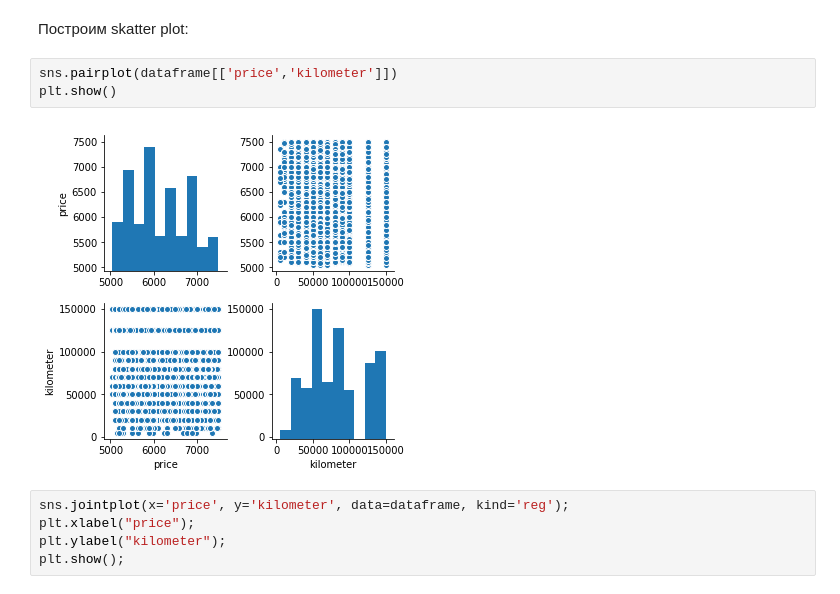
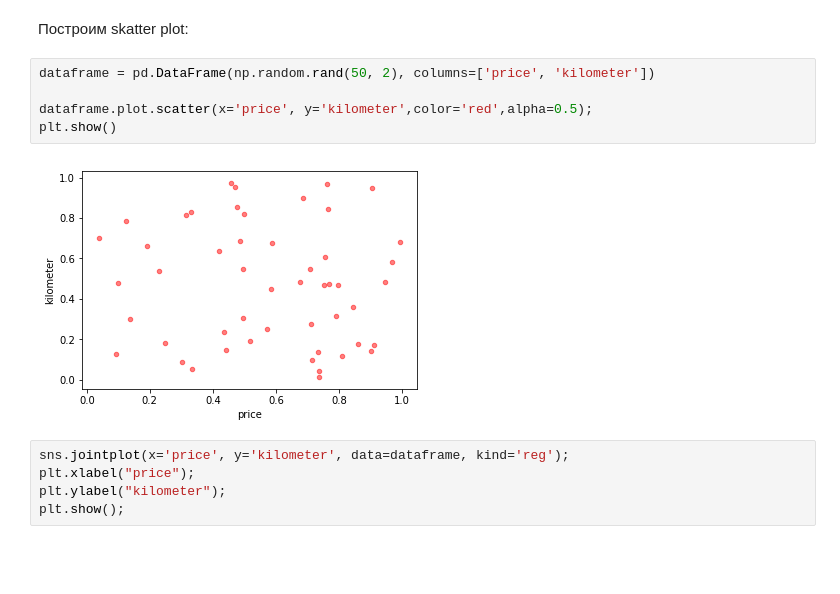
Before and after one commit to iagsav/ml_as, a Jupyter notebook: lab1/Gordeev/Gordeev_Maxim_15-AC_LAB1_Var3.ipynb, the cells around one changed output. Cells and saved outputs as stored; diff of their text form; blank space fills up the shorter version.

Commit message:
changed skatter plot

```diff
--- a/lab1/Gordeev/Gordeev_Maxim_15-AC_LAB1_Var3.ipynb
+++ b/lab1/Gordeev/Gordeev_Maxim_15-AC_LAB1_Var3.ipynb
@@ -209,11 +209,13 @@ price      1.000000  -0.153897
 kilometer -0.153897   1.000000
 # %% [markdown]
 Построим skatter plot:
-# %%
-sns.pairplot(dataframe[['price','kilometer']])
-plt.show()
-# %% [output]
-[figure, removed]
+# %%
+dataframe = pd.DataFrame(np.random.rand(50, 2), columns=['price', 'kilometer'])
+
+dataframe.plot.scatter(x='price', y='kilometer',color='red',alpha=0.5);
+plt.show()
+# %% [output]
+[figure, added]
 # %%
 sns.jointplot(x='price', y='kilometer', data=dataframe, kind='reg');
 plt.xlabel("price");
```
